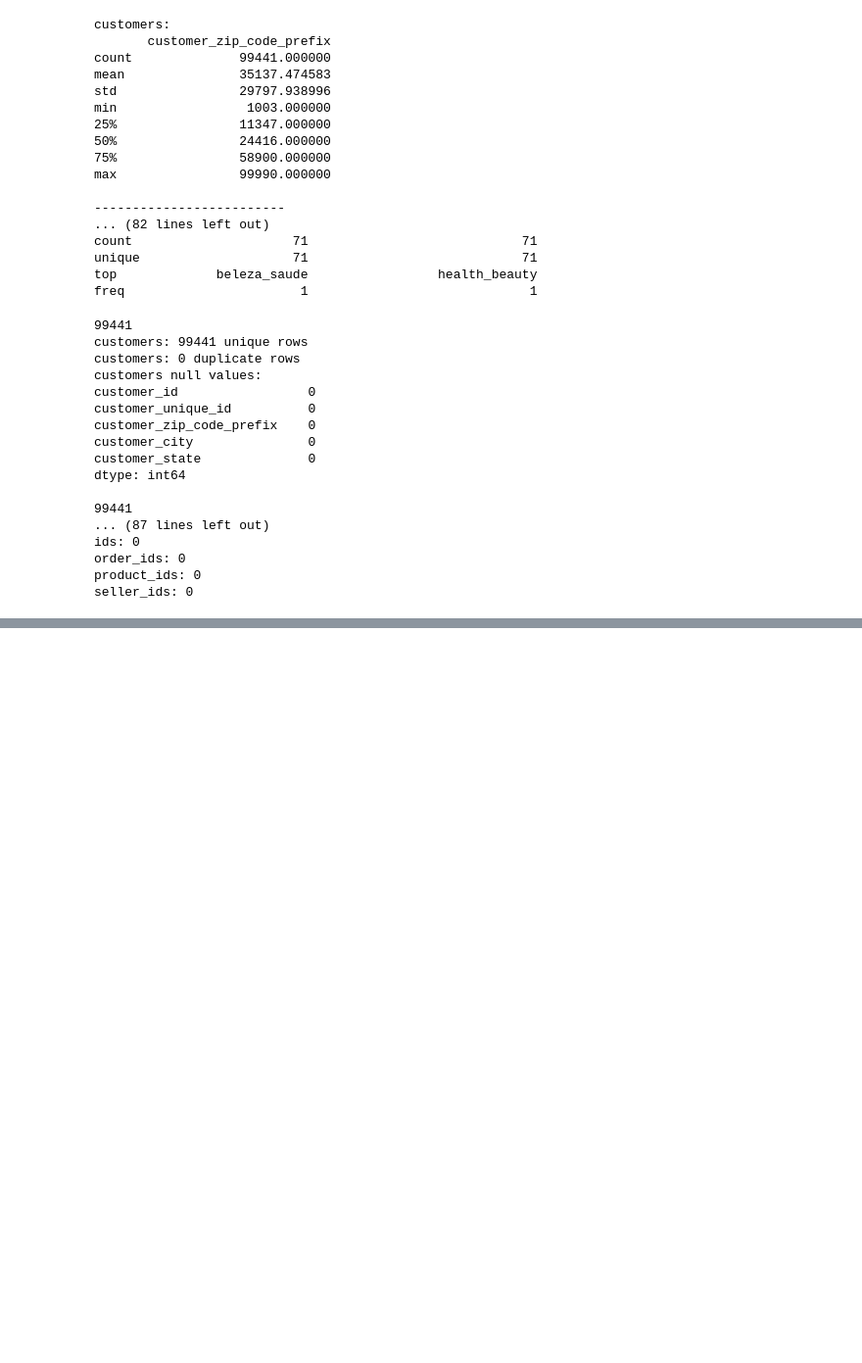
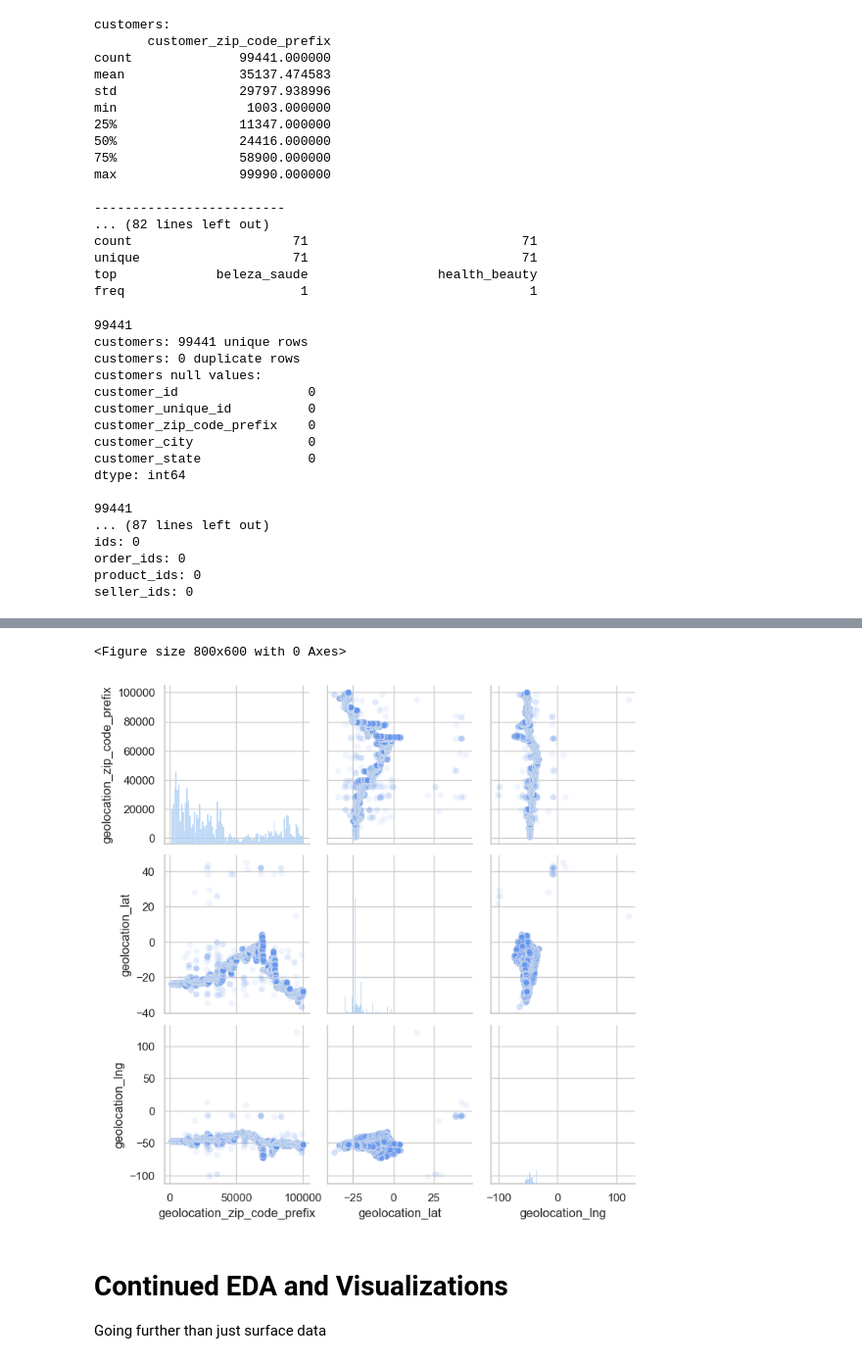
Before and after one commit to Gary1E2/olistchris, a Jupyter notebook: AISDPChris.ipynb, the cells around one changed output, grey strips where cells are left out. Shown at 98% size. Drawn from its saved outputs; the diff is of its cells as text; code cells hidden in the pictures; blank space fills up the shorter version.

```diff
--- a/AISDPChris.ipynb
+++ b/AISDPChris.ipynb
@@ -196,0 +223,11 @@ seller_ids: 0
+# %%
+# geolocation
+plt.figure(figsize=(8, 6))
+sns.pairplot(geolocation, kind='scatter', plot_kws={'alpha': 0.1, 'color':'cornflowerblue'})
+plt.show()
+# %% [output]
+<Figure size 800x600 with 0 Axes>
+[figure, added]
+# %% [markdown]
+# Continued EDA and Visualizations
+Going further than just surface data
```
Also changed, not shown: parts of 5 cells of this notebook.
